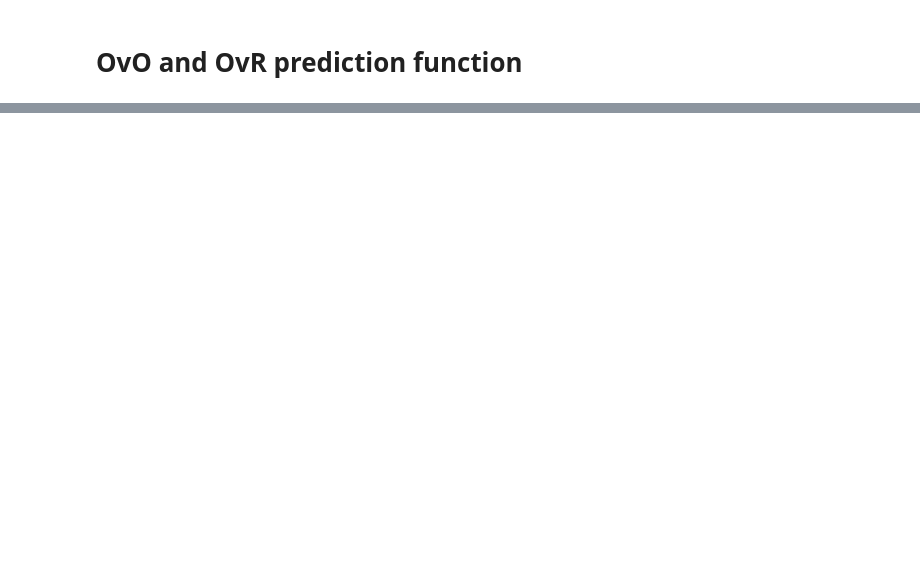
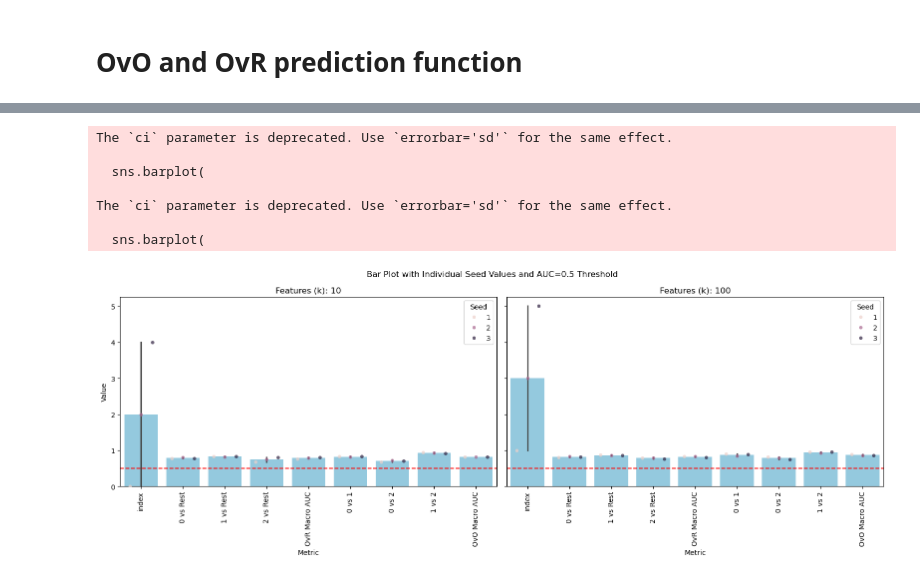
Before and after one commit to paulzierep/MultiClassPredict, a Jupyter notebook: multiclasspredict.ipynb, the cells around one changed output, grey strips where cells are left out. Cells and saved outputs as stored; diff of their text form; code cells hidden in the pictures; blank space fills up the shorter version.

Commit message:
full script, test data

```diff
--- a/multiclasspredict.ipynb
+++ b/multiclasspredict.ipynb
@@ -204,0 +244,62 @@ Seed Features (k)
+# %%
+import pandas as pd
+import seaborn as sns
+import matplotlib.pyplot as plt
+
+# Assuming `df` is your DataFrame
+# Resetting the index to simplify handling hierarchical index
+df = df.reset_index()
+
+print(df)
+
+# Melting the dataframe to long format for seaborn compatibility
+df_melted = df.melt(
+    id_vars=["Seed", "Features (k)"],
+    var_name="Metric",
+    value_name="Value"
+)
+
+# Initialize the subplots
+fig, axes = plt.subplots(1, 2, figsize=(16, 6), sharey=True)
+
+# Iterate over the two subsets (10 and 100 features)
+for i, features in enumerate([10, 100]):
+    subset = df_melted[df_melted["Features (k)"] == features]
+
+    # Plot barplot for averages with error bars
+    sns.barplot(
+        data=subset,
+        x="Metric",
+        y="Value",
+        ax=axes[i],
+        ci="sd",
+        color="skyblue",
+        estimator="mean",
+    )
+
+    # Overlay stripplot for individual seed values
+    sns.stripplot(
+        data=subset,
+        x="Metric",
+        y="Value",
+        ax=axes[i],
+        hue="Seed",
+        dodge=True,
+        jitter=True,
+        alpha=0.7
+    )
+
+    # Add a horizontal dashed red line for AUC = 0.5
+    axes[i].axhline(0.5, color="red", linestyle="--", linewidth=1.5)
+
+    # Set subplot title
+    axes[i].set_title(f"Features (k): {features}")
+
+    # Rotate x-axis labels for clarity
+    axes[i].tick_params(axis='x', rotation=90)
+
+# Set overall title and adjust layout
+fig.suptitle("Bar Plot with Individual Seed Values and AUC=0.5 Threshold")
+fig.tight_layout()
+plt.show()
+# %% [output]
@@ -204,0 +321,8 @@ Seed Features (k)
+The `ci` parameter is deprecated. Use `errorbar='sd'` for the same effect.
+
+  sns.barplot(
+
+The `ci` parameter is deprecated. Use `errorbar='sd'` for the same effect.
+
+  sns.barplot(
+[figure, added]
```
Also changed, not shown: parts of 14 cells of this notebook, 4 other files.
